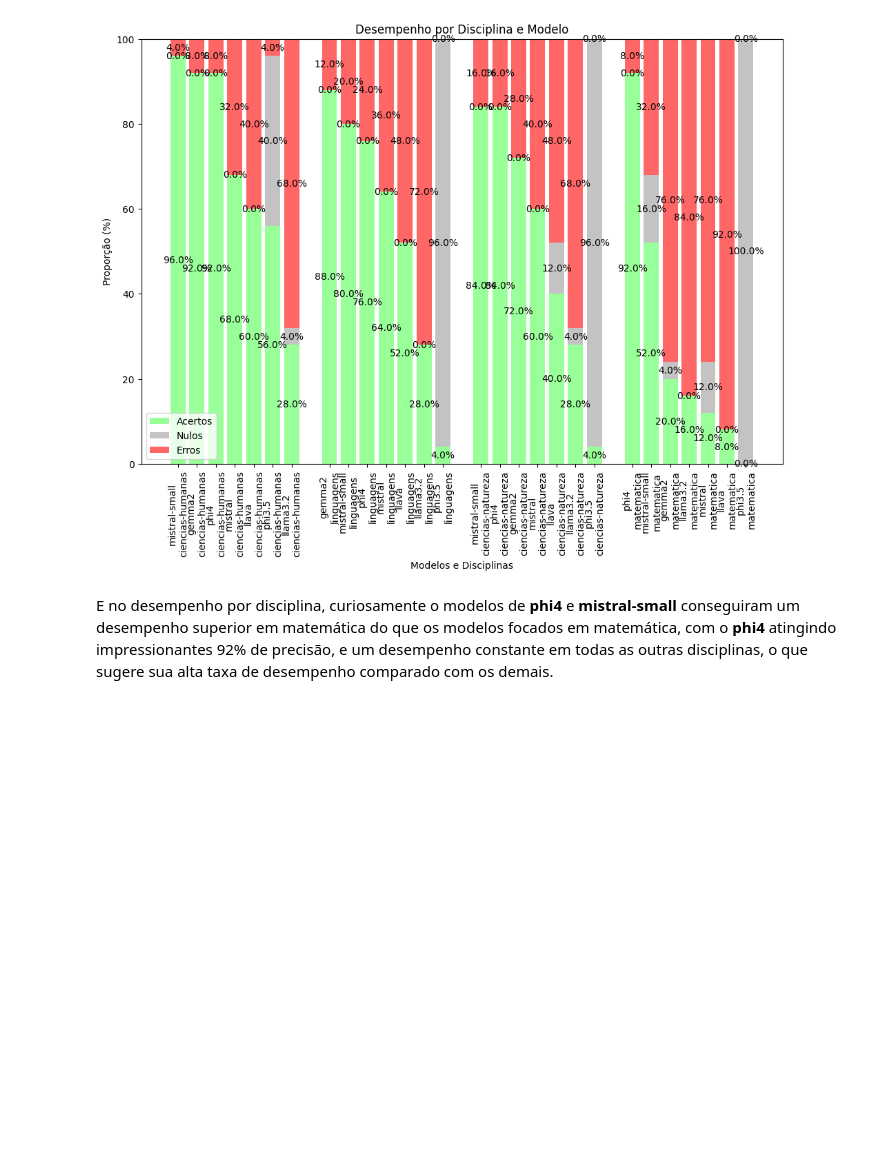
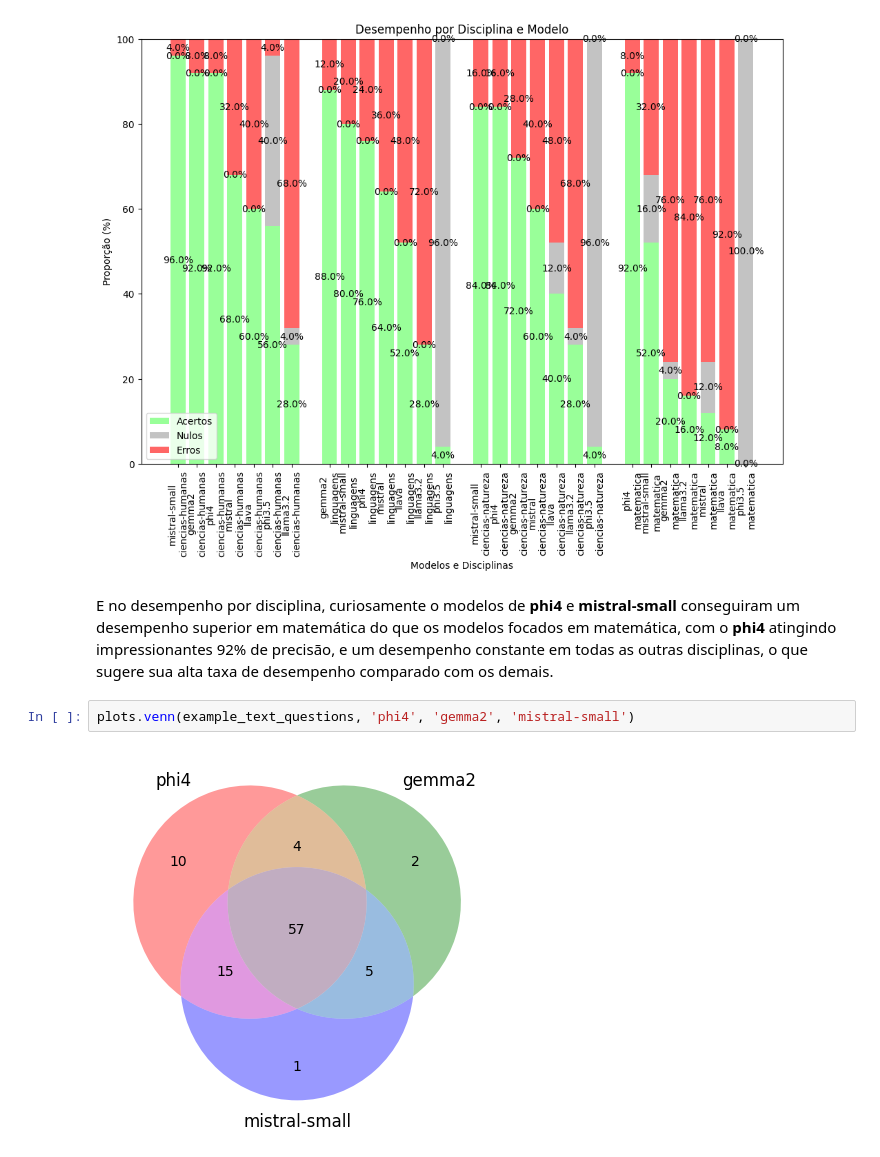
Before and after one commit to rubdelima/estuda-ia, a Jupyter notebook: 01.2 - Local Predict Results.ipynb, the cells around one changed output. Saved outputs shown, nothing was run; the diff lists cells and outputs as text; blank space fills up the shorter version.

Commit message:
update multimodels context questions

```diff
--- a/01.2 - Local Predict Results.ipynb
+++ b/01.2 - Local Predict Results.ipynb
@@ -216,3 +234,7 @@ None
 [figure]
 # %% [markdown]
 E no desempenho por disciplina, curiosamente o modelos de **phi4** e **mistral-small** conseguiram um desempenho superior em matemática do que os modelos focados em matemática, com o **phi4** atingindo impressionantes 92% de precisão, e um desempenho constante em todas as outras disciplinas, o que sugere sua alta taxa de desempenho comparado com os demais.
+# %%
+plots.venn(example_text_questions, 'phi4', 'gemma2', 'mistral-small')
+# %% [output]
+[figure, added]
```
Also changed, not shown: parts of 11 cells of this notebook, 20 other files.
